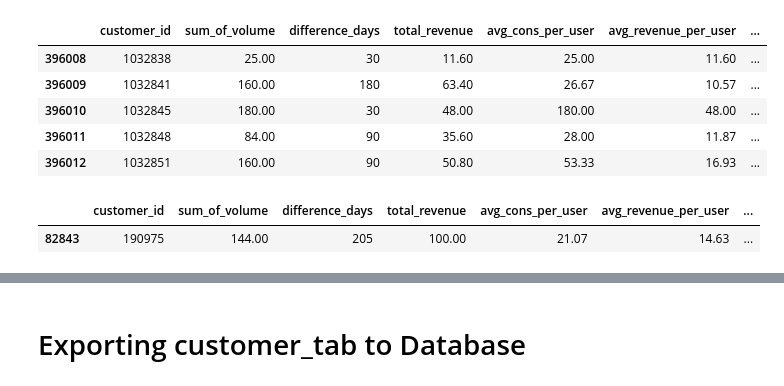
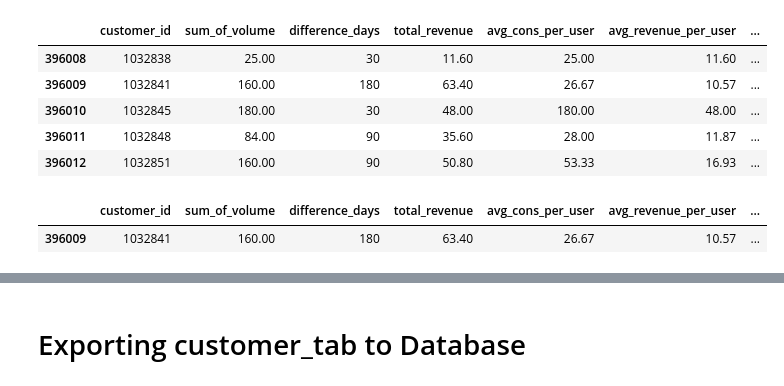
Before and after one commit to Oskareh/capstone, a Jupyter notebook: analysis_process_moo.ipynb, the cells around one changed output, grey strips where cells are left out. Cells and saved outputs as stored; diff of their text form; code cells hidden in the pictures.

```diff
--- a/analysis_process_moo.ipynb
+++ b/analysis_process_moo.ipynb
@@ -534,8 +534,8 @@ customer_tab.tail(5)
 | 396011 | 1032848 | 84.00 | 90 | 35.60 | 28.00 | 11.87 | ... |
 | 396012 | 1032851 | 160.00 | 90 | 50.80 | 53.33 | 16.93 | ... |
 # %%
-customer_tab.query('customer_id == 190975') # checking code
+customer_tab.query('customer_id == 1032841') # checking code
 # %% [output]
 |  | customer_id | sum_of_volume | difference_days | total_revenue | avg_cons_per_user | avg_revenue_per_user | ... |
-| 82843 | 190975 | 144.00 | 205 | 100.00 | 21.07 | 14.63 | ... |
+| 396009 | 1032841 | 160.00 | 180 | 63.40 | 26.67 | 10.57 | ... |
 # %%
```
Also changed, not shown: parts of 2 cells of this notebook.
